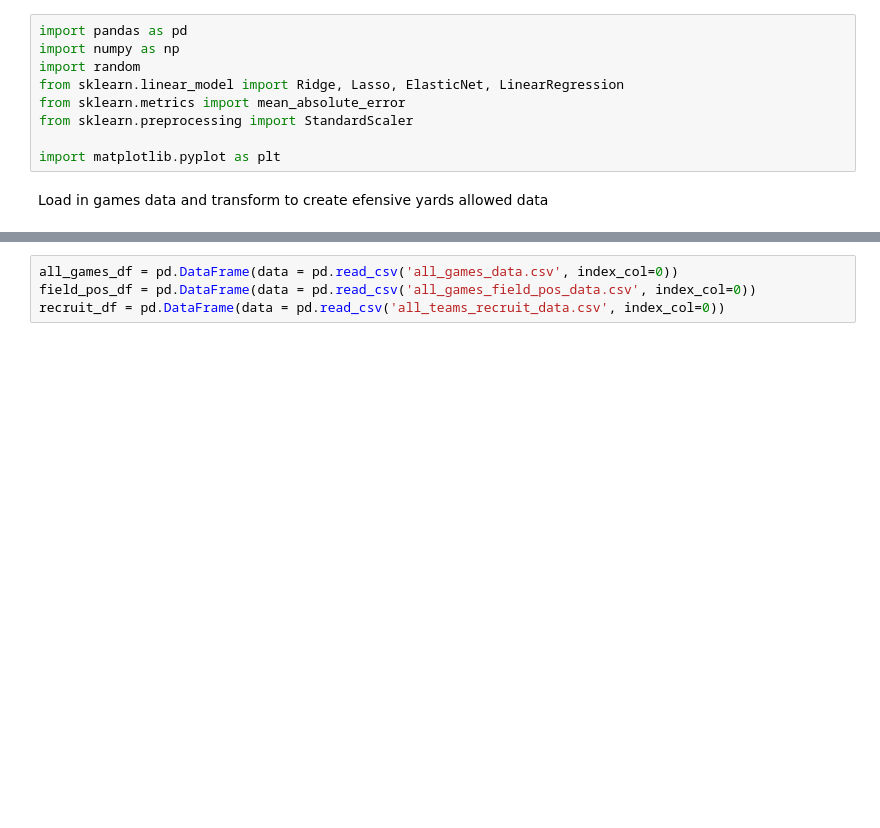
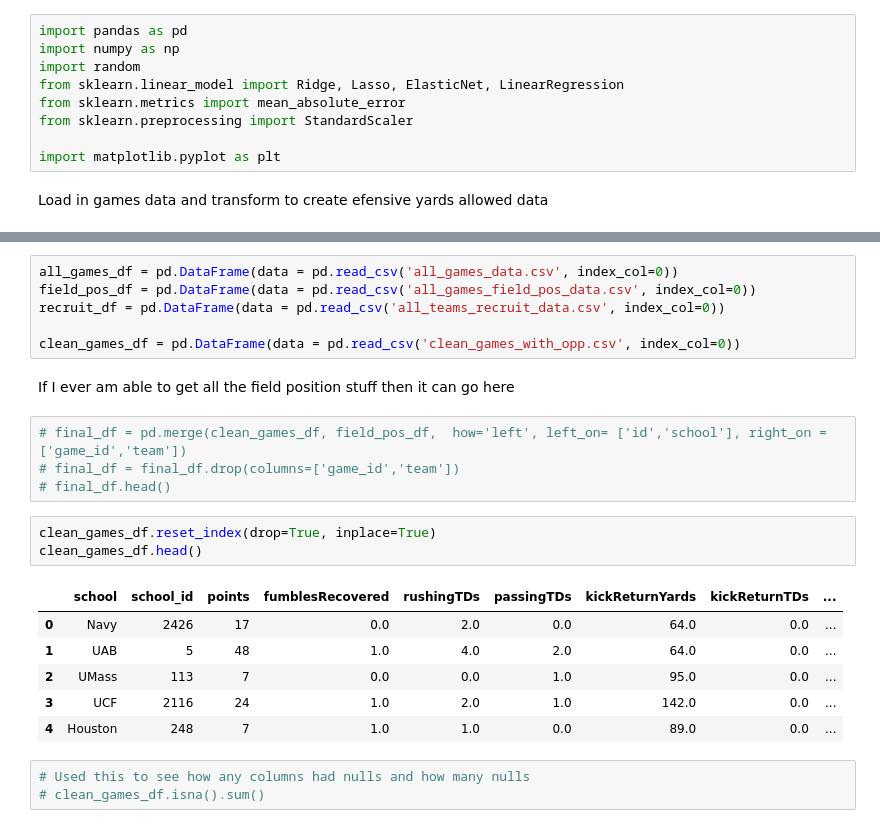
Before and after one commit to JohnVanderhoff/college_football_prediction_project, a Jupyter notebook: college-football-prediction/Model Testing 2.ipynb, the cells around one changed output, grey strips where cells are left out. Cells and saved outputs as stored; diff of their text form; blank space fills up the shorter version.

```diff
--- a/college-football-prediction/Model Testing 2.ipynb
+++ b/college-football-prediction/Model Testing 2.ipynb
@@ -26,3 +19,24 @@ pd.set_option('display.max_columns', 500)
 all_games_df = pd.DataFrame(data = pd.read_csv('all_games_data.csv', index_col=0))
 field_pos_df = pd.DataFrame(data = pd.read_csv('all_games_field_pos_data.csv', index_col=0))
 recruit_df = pd.DataFrame(data = pd.read_csv('all_teams_recruit_data.csv', index_col=0))
+
+clean_games_df = pd.DataFrame(data = pd.read_csv('clean_games_with_opp.csv', index_col=0))
+# %% [markdown]
+If I ever am able to get all the field position stuff then it can go here
+# %%
+# final_df = pd.merge(clean_games_df, field_pos_df,  how='left', left_on= ['id','school'], right_on = ['game_id','team'])
+# final_df = final_df.drop(columns=['game_id','team'])
+# final_df.head()
+# %%
+clean_games_df.reset_index(drop=True, inplace=True)
+clean_games_df.head()
+# %% [output]
+|  | school | school_id | points | fumblesRecovered | rushingTDs | passingTDs | kickReturnYards | kickReturnTDs | ... |
+| 0 | Navy | 2426 | 17 | 0.0 | 2.0 | 0.0 | 64.0 | 0.0 | ... |
+| 1 | UAB | 5 | 48 | 1.0 | 4.0 | 2.0 | 64.0 | 0.0 | ... |
+| 2 | UMass | 113 | 7 | 0.0 | 0.0 | 1.0 | 95.0 | 0.0 | ... |
+| 3 | UCF | 2116 | 24 | 1.0 | 2.0 | 1.0 | 142.0 | 0.0 | ... |
+| 4 | Houston | 248 | 7 | 1.0 | 1.0 | 0.0 | 89.0 | 0.0 | ... |
+# %%
+# Used this to see how any columns had nulls and how many nulls
+# clean_games_df.isna().sum()
```
Also changed, not shown: parts of 13 cells of this notebook, 2 other files.
